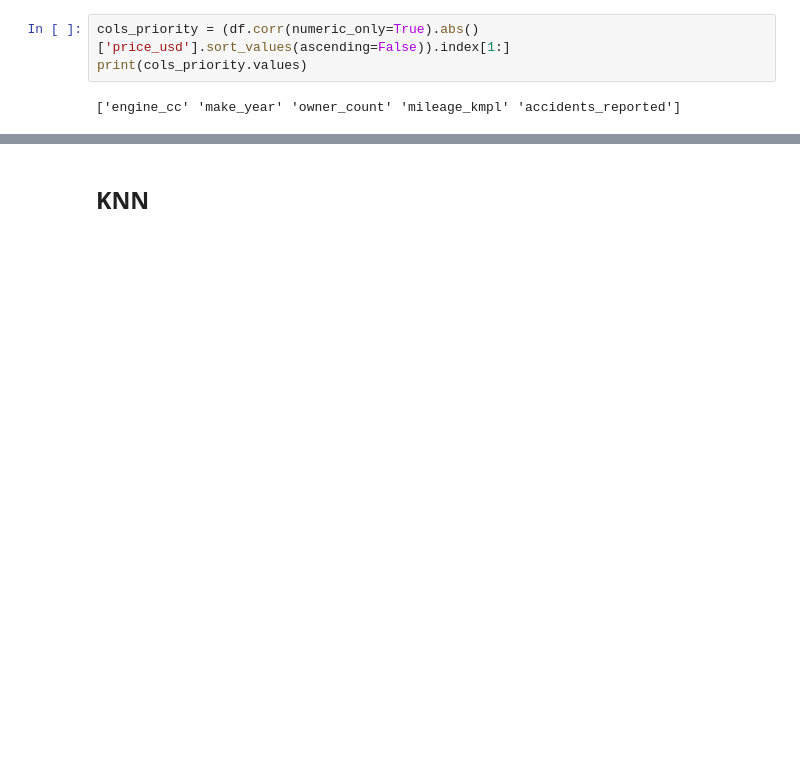
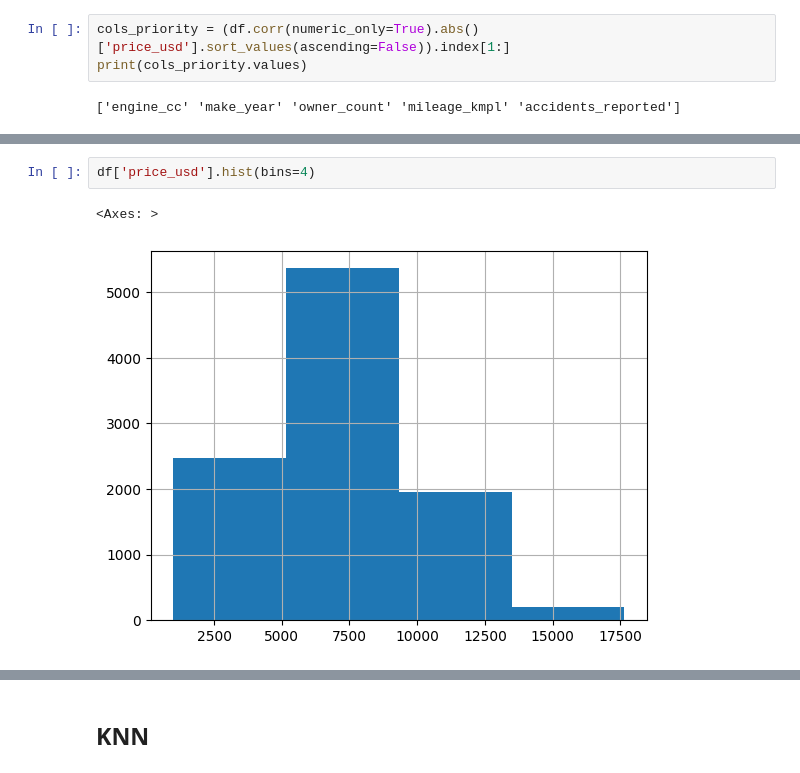
Before and after one commit to JhofredCam/Practica2_introIA, a Jupyter notebook: Proyecto.ipynb, the cells around one changed output, grey strips where cells are left out. Saved outputs shown, nothing was run; the diff lists cells and outputs as text; blank space fills up the shorter version.

```diff
--- a/Proyecto.ipynb
+++ b/Proyecto.ipynb
@@ -42 +103,6 @@ print(cols_priority.values)
+# %%
+df['price_usd'].hist(bins=4)
+# %% [output]
+<Axes: >
+[figure, added]
 # %%
```
Also changed, not shown: parts of 17 cells of this notebook.
